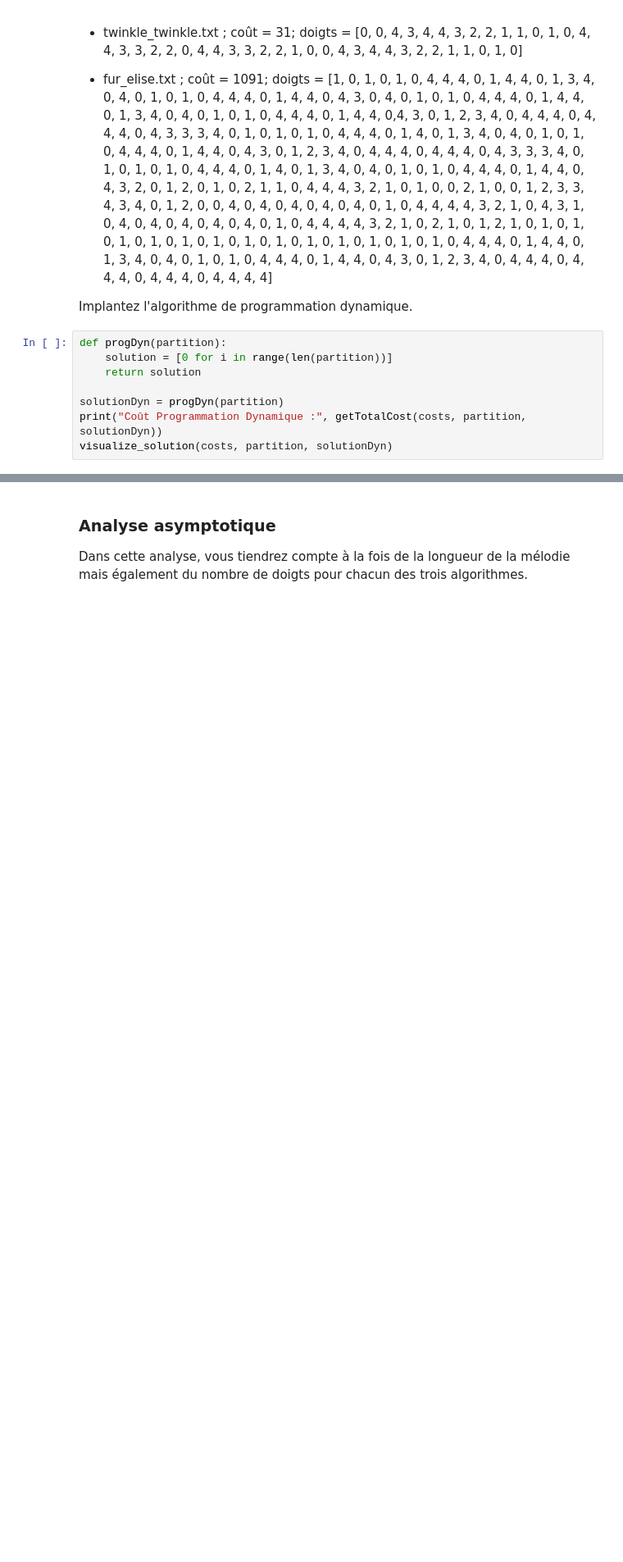
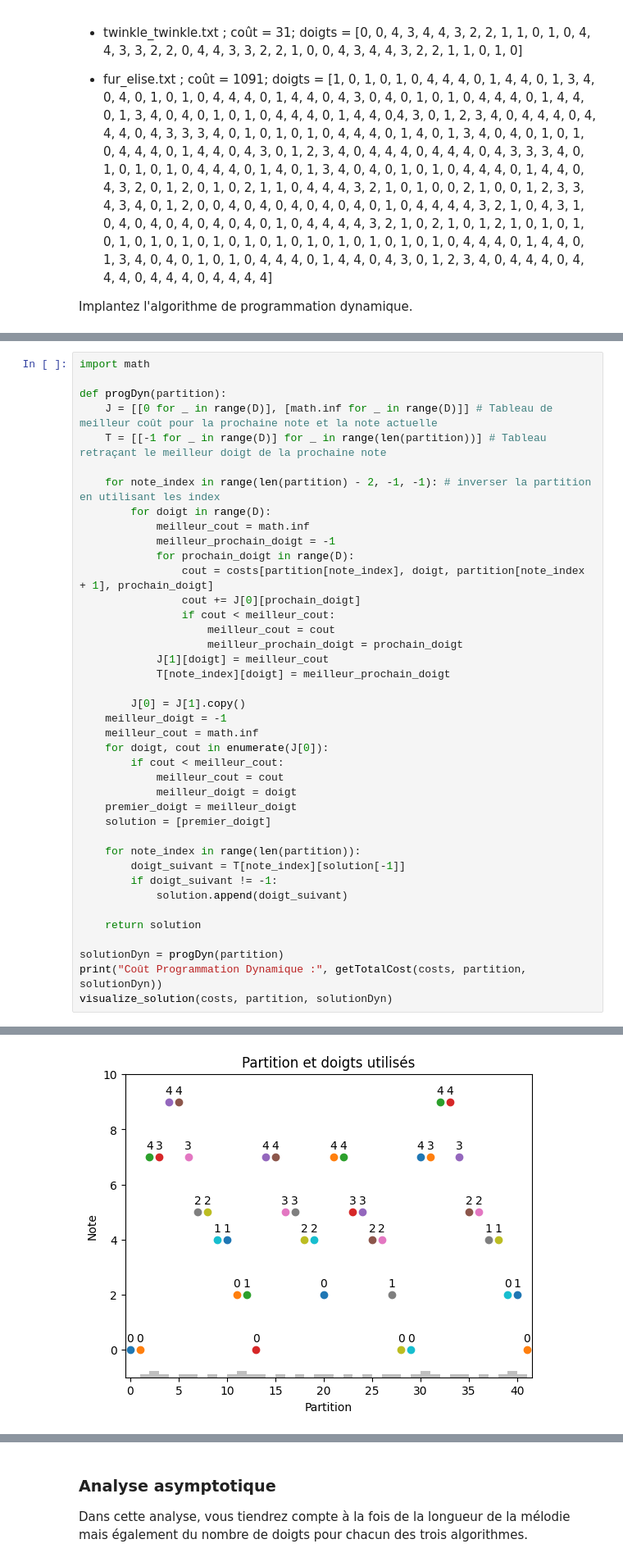
Before and after one commit to TPerronTouchette/INF8775, a Jupyter notebook: TP2-A25/Perron-Touchette_2201589_Benouhoud_2188585.ipynb, the cells around one changed output, grey strips where cells are left out. Shown at 82% size. Saved outputs shown, nothing was run; the diff lists cells and outputs as text; blank space fills up the shorter version.

Commit message:
feat: ajout de l'algorithme programmation dynamique

```diff
--- a/TP2-A25/Perron-Touchette_2201589_Benouhoud_2188585.ipynb
+++ b/TP2-A25/Perron-Touchette_2201589_Benouhoud_2188585.ipynb
@@ -390,11 +393,3 @@ que vous arriviez au même coût, mais avec une différente suite de doigts) :
 4, 0, 4, 3, 0, 1, 2, 3, 4, 0, 4, 4, 4, 0, 4, 4, 4, 0, 4, 4, 4, 0, 4, 4, 4, 4]
 
 Implantez l'algorithme de programmation dynamique.
-# %%
-def progDyn(partition):
-    solution = [0 for i in range(len(partition))]
-    return solution
-
-solutionDyn = progDyn(partition)
-print("Coût Programmation Dynamique :", getTotalCost(costs, partition, solutionDyn))
-visualize_solution(costs, partition, solutionDyn)
@@ -400,0 +415,41 @@ visualize_solution(costs, partition, solutionDyn)
+# %%
+import math
+
+def progDyn(partition):
+    J = [[0 for _ in range(D)], [math.inf for _ in range(D)]] # Tableau de meilleur coût pour la prochaine note et la note actuelle
+    T = [[-1 for _ in range(D)] for _ in range(len(partition))] # Tableau retraçant le meilleur doigt de la prochaine note
+
+    for note_index in range(len(partition) - 2, -1, -1): # inverser la partition en utilisant les index
+        for doigt in range(D):
+            meilleur_cout = math.inf
+            meilleur_prochain_doigt = -1
+            for prochain_doigt in range(D):
+                cout = costs[partition[note_index], doigt, partition[note_index + 1], prochain_doigt]
+                cout += J[0][prochain_doigt]
+                if cout < meilleur_cout:
+                    meilleur_cout = cout
+                    meilleur_prochain_doigt = prochain_doigt
+            J[1][doigt] = meilleur_cout
+            T[note_index][doigt] = meilleur_prochain_doigt
+
+        J[0] = J[1].copy()
+    meilleur_doigt = -1
+    meilleur_cout = math.inf
+    for doigt, cout in enumerate(J[0]):
+        if cout < meilleur_cout:
+            meilleur_cout = cout
+            meilleur_doigt = doigt
+    premier_doigt = meilleur_doigt
+    solution = [premier_doigt]
+
+    for note_index in range(len(partition)):
+        doigt_suivant = T[note_index][solution[-1]]
+        if doigt_suivant != -1:
+            solution.append(doigt_suivant)
+
+    return solution
+
+solutionDyn = progDyn(partition)
+print("Coût Programmation Dynamique :", getTotalCost(costs, partition, solutionDyn))
+visualize_solution(costs, partition, solutionDyn)
+# %% [output]
@@ -400,0 +457 @@ visualize_solution(costs, partition, solutionDyn)
+[figure, added]
```
Also changed, not shown: parts of 6 cells of this notebook.
